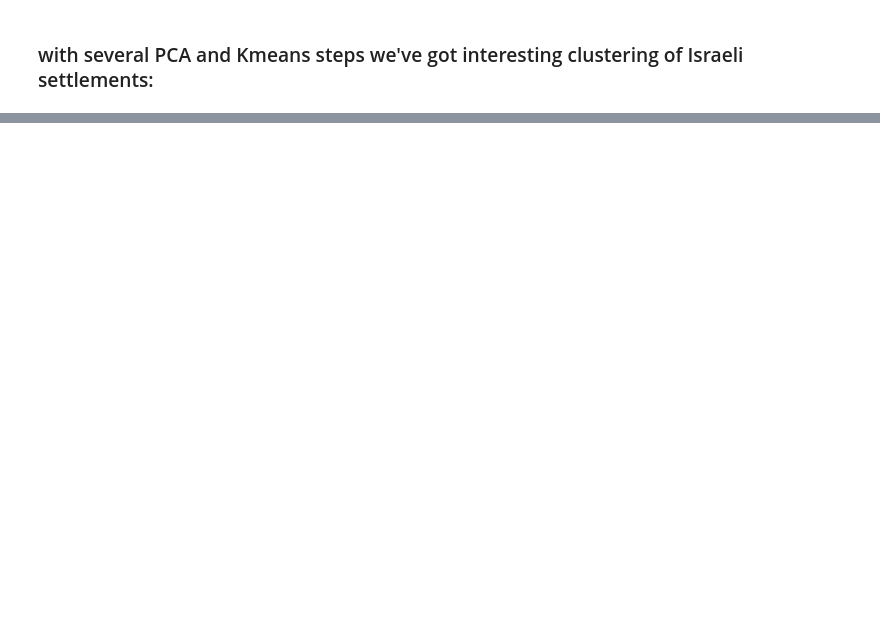
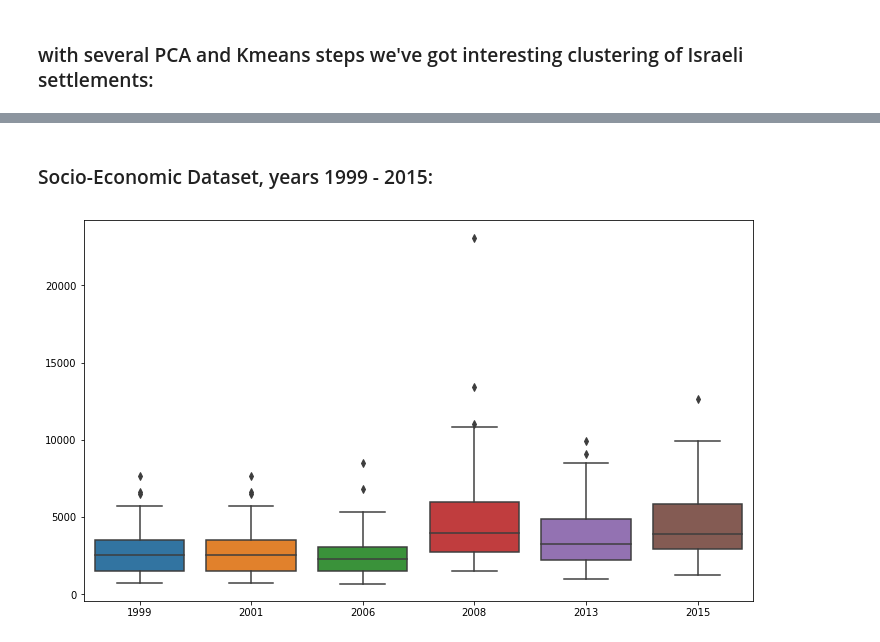
Before and after one commit to alexeyvasy/knesset-elections, a Jupyter notebook: Knesset Elections - Final Project.ipynb, the cells around one changed output, grey strips where cells are left out. Saved outputs shown, nothing was run; the diff lists cells and outputs as text; code cells hidden in the pictures; blank space fills up the shorter version.

```diff
--- a/Knesset Elections - Final Project.ipynb
+++ b/Knesset Elections - Final Project.ipynb
@@ -663 +625,3 @@ X[y==1]
 | שוהם | 1304 | 15504 | 12170 | 5 | 5622 | 1092 | 3622 | 155 |
+# %% [markdown]
+### Socio-Economic Dataset, years 1999 - 2015:
@@ -663,0 +646,41 @@ X[y==1]
+# %%
+#Cleaning the data
+df15 = df15.replace('..', 0).replace(',','').set_index('CITY')
+df15 = df15.dropna(thresh=5)
+df15 = df15.round()
+del df15['SYMBOL']
+
+df13 = df13.replace('..', 0).replace(',','').set_index('CITY')
+df13 = df13.dropna(thresh=5)
+df13 = df13.round(0)
+del df13['SYMBOL']
+
+df08 = df08.replace('..', 0).replace(',','').set_index('CITY')
+df08 = df08.dropna(thresh=5)
+df08 = df08.round(0)
+del df08['SYMBOL']
+
+df06 = df06.replace('..', 0).replace(',','').set_index('CITY')
+df06 = df06.dropna(thresh=5)
+df06 = df06.round(0)
+del df06['SYMBOL']
+
+df01 = df01.replace('..', 0).replace(',','').set_index('CITY')
+df01 = df01.dropna(thresh=5)
+df01 = df01.round(0)
+
+df99 = df99.replace('..', np.nan).set_index('CITY')
+df99 = df99.dropna(thresh=2)
+df99 = df99.round()
+# %%
+result = pd.concat([df99['AVERAGE INCOME'], df01['AVERAGE INCOME']], axis=1, join_axes=[df01.index])
+result = pd.concat([result, df06['AVERAGE INCOME']], axis=1, join_axes=[df01.index])
+result = pd.concat([result, df08['AVERAGE INCOME']], axis=1, join_axes=[df01.index])
+result = pd.concat([result, df13['AVERAGE INCOME']], axis=1, join_axes=[df01.index])
+result = pd.concat([result, df15['AVERAGE INCOME']], axis=1, join_axes=[df01.index])
+result.columns = ['1999','2001','2006','2008','2013','2015']
+
+plt.figure(figsize = (12,7))
+sb.boxplot(data=result);
+# %% [output]
+[figure, added]
```
Also changed, not shown: parts of 20 cells of this notebook.
